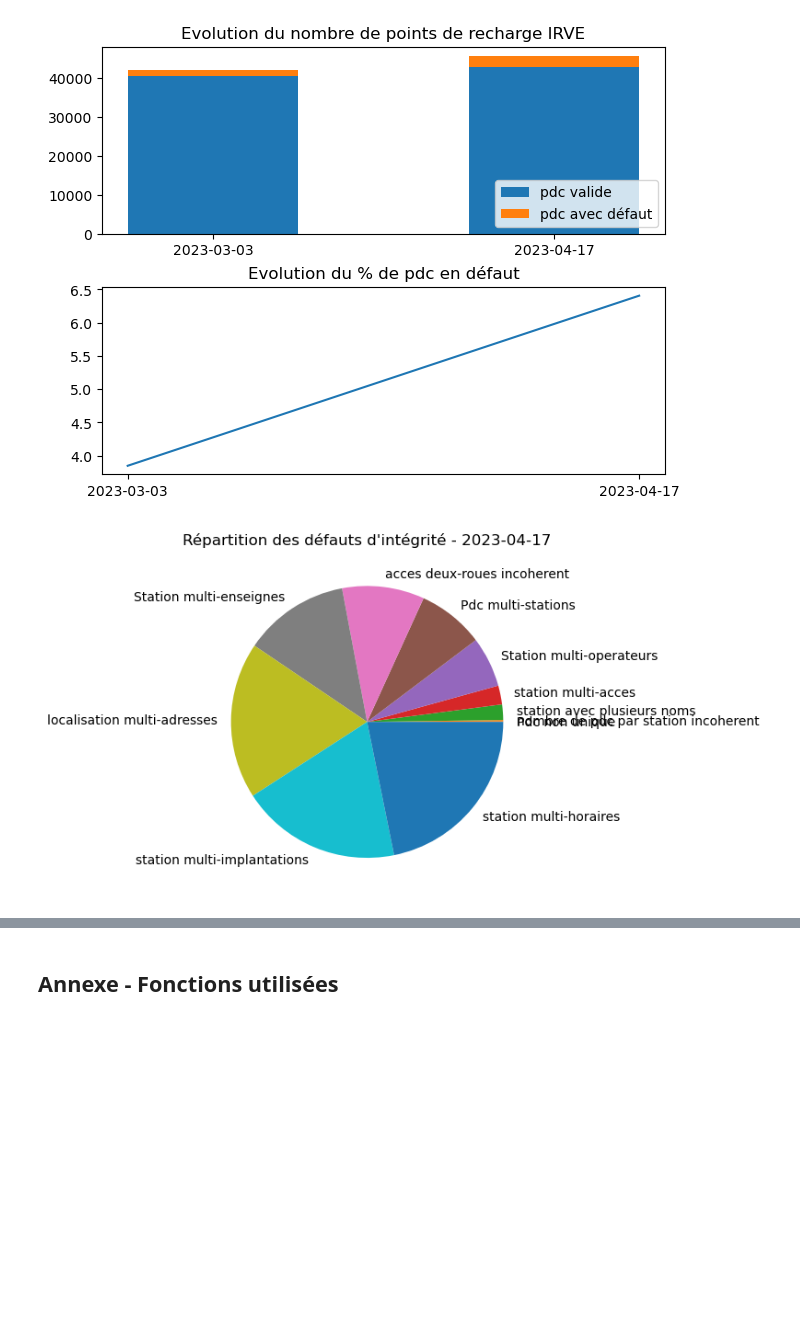
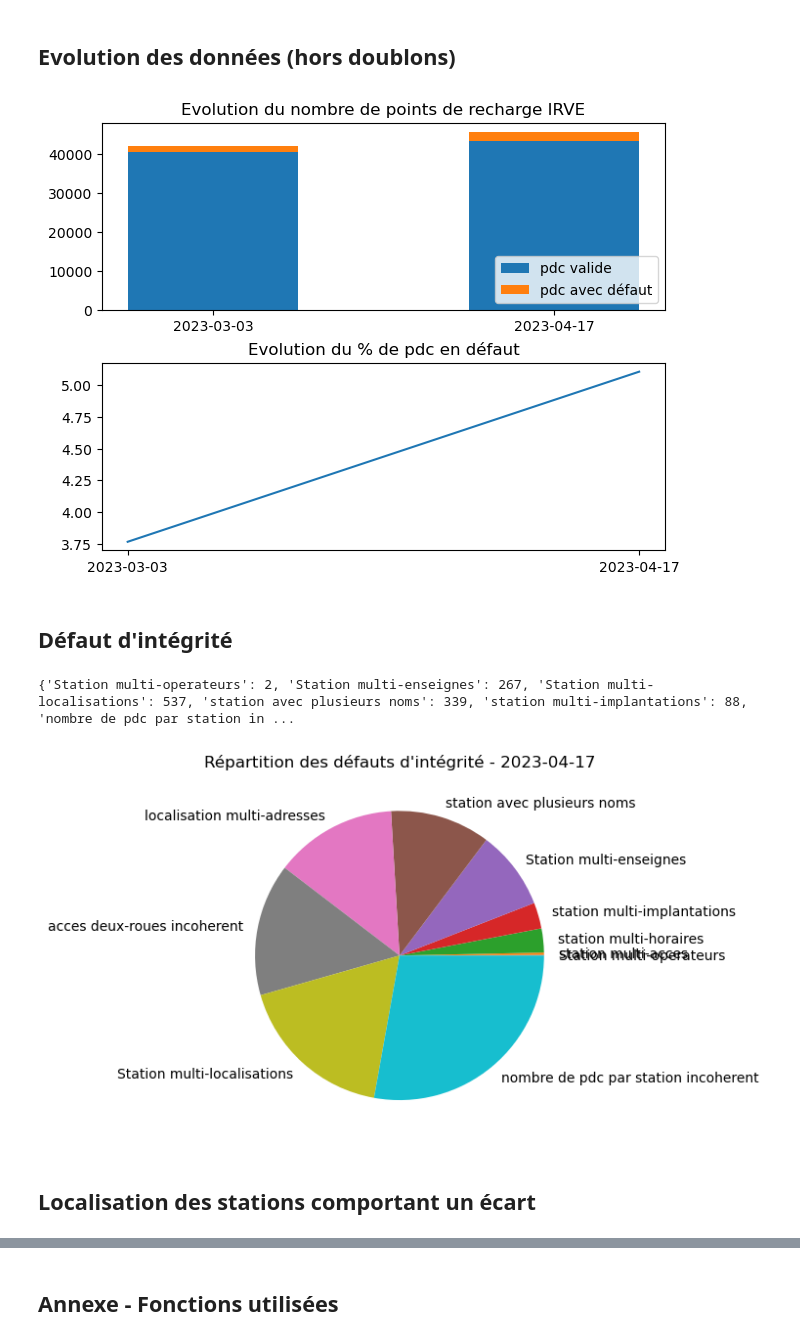
Before and after one commit to loco-philippe/Environmental-Sensing, a Jupyter notebook: python/Validation/irve/Analyse/IRVE_indicateurs.ipynb, the cells around one changed output, grey strips where cells are left out. Saved outputs shown, nothing was run; the diff lists cells and outputs as text; code cells hidden in the pictures; blank space fills up the shorter version.

```diff
--- a/python/Validation/irve/Analyse/IRVE_indicateurs.ipynb
+++ b/python/Validation/irve/Analyse/IRVE_indicateurs.ipynb
@@ -3,11 +17,18 @@
 # %%
-log = indicateurs()
+indic = indicateurs()
+# %% [markdown]
+## Evolution des données (hors doublons)
 # %%
-evolution(log)
+evolution(indic)
 # %% [output]
-[figure, old version]
+[figure, new version]
+# %% [markdown]
+## Défaut d'intégrité
 # %%
-defaut_integrite(log)
+date = defaut_integrite(indic)
 # %% [output]
+{'Station multi-operateurs': 2, 'Station multi-enseignes': 267, 'Station multi-localisations': 537, 'station avec plusieurs noms': 339, 'station multi-implantations': 88, 'nombre de pdc par station in ...
-[figure, old version]
+[figure, new version]
+# %% [markdown]
+## Localisation des stations comportant un écart
 # %%
```
Also changed, not shown: parts of 4 cells of this notebook, 11 other files.
